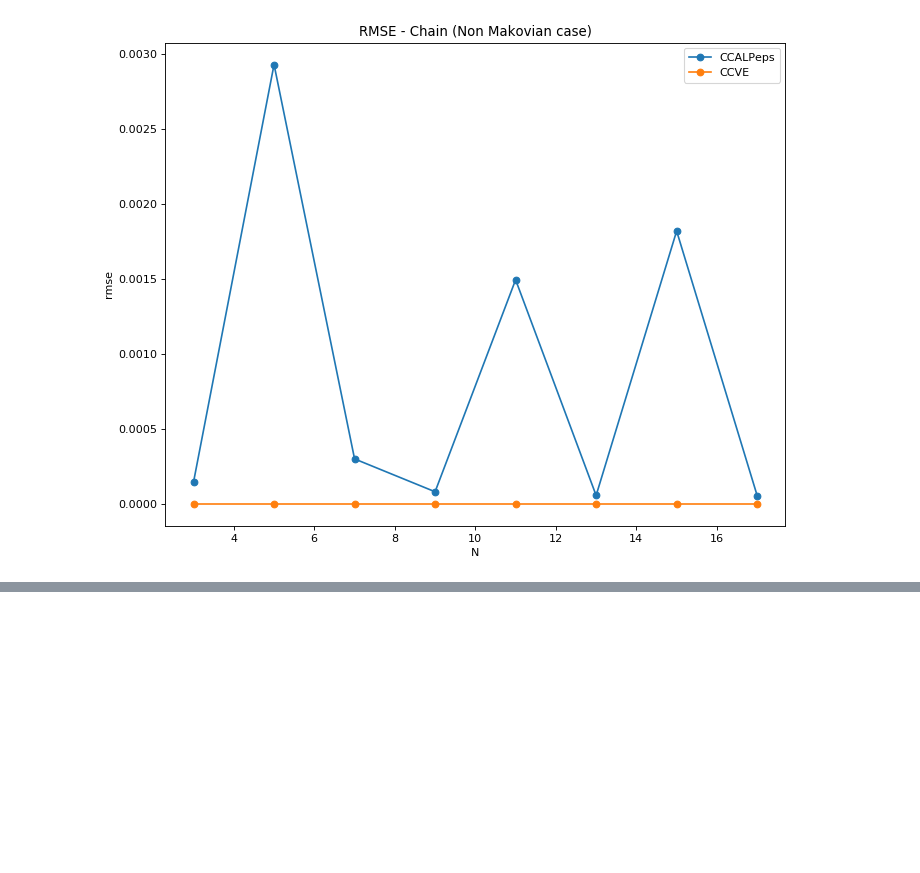
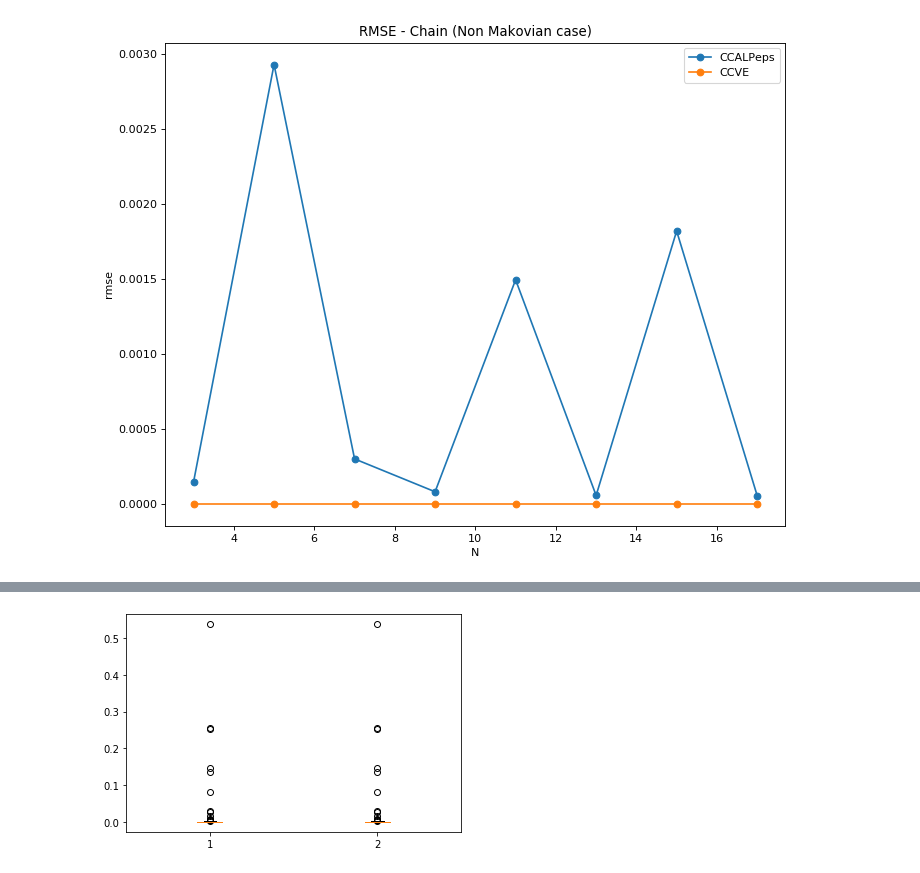
Before and after one commit to IDSIA/crema, a Jupyter notebook: CreMA/papers/pgm20/experiments/plot_results.ipynb, the cells around one changed output, grey strips where cells are left out. Saved outputs shown, nothing was run; the diff lists cells and outputs as text; code cells hidden in the pictures; blank space fills up the shorter version.

```diff
--- a/CreMA/papers/pgm20/experiments/plot_results.ipynb
+++ b/CreMA/papers/pgm20/experiments/plot_results.ipynb
@@ -252,0 +347,8 @@ res_file
+# %%
+data_plot = [y, y]
+# %%
+plt.boxplot([y.flatten().tolist() for y in data_plot])
+
+plt.show()
+# %% [output]
+[figure, added]
```
Also changed, not shown: parts of 16 cells of this notebook, 44 other files.
